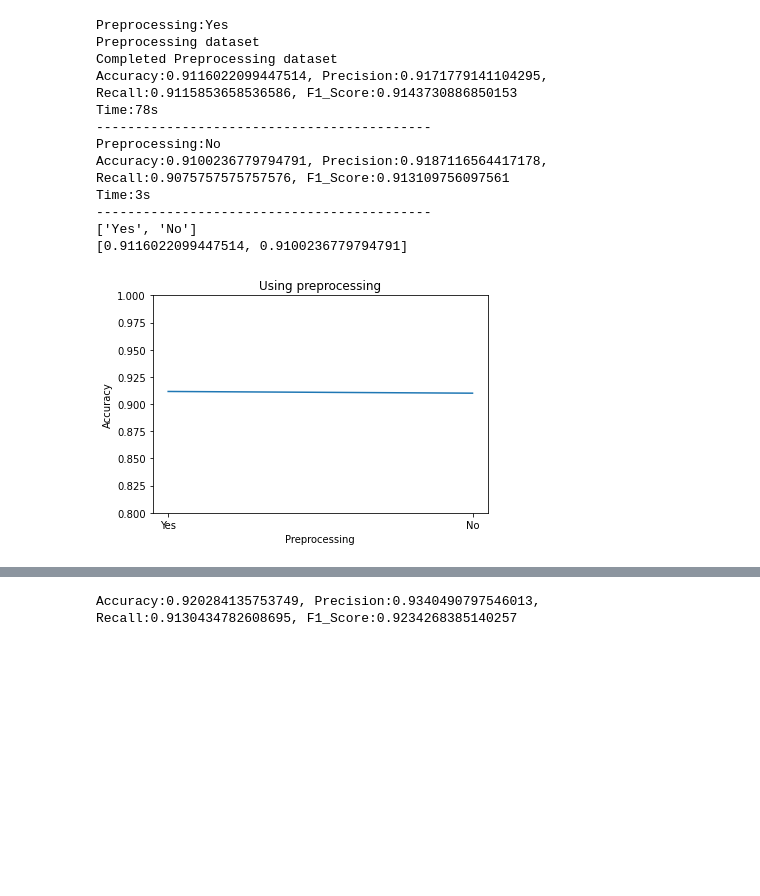
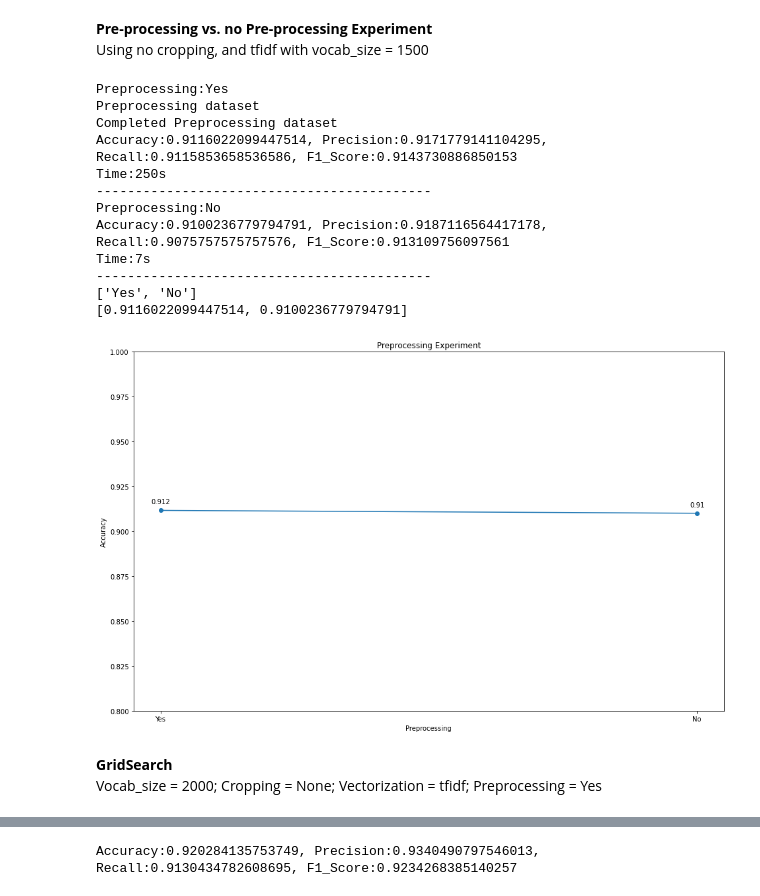
Before and after one commit to Luna-Xinyue/FakeNewsDetector, a Jupyter notebook: LogisticRegression.ipynb, the cells around one changed output, grey strips where cells are left out. Drawn from its saved outputs; the diff is of its cells as text; code cells hidden in the pictures; blank space fills up the shorter version.

```diff
--- a/LogisticRegression.ipynb
+++ b/LogisticRegression.ipynb
@@ -67,6 +78,4 @@ Time:3s
 # %%
-# Cropping test
-# Using no preprocessing, and tf-idf vectorizer with vocab_size = 1500
 perc_to_keep = [0.20,0.40,0.60,0.80,1]
 
 dataframe = pd.read_csv('./data/fake_or_real_news.csv')
@@ -91,11 +100,16 @@ for perc in perc_to_keep:
 print(perc_to_keep)
 print(accuracy_list)
 
+plt.figure(figsize=(16, 10))
 plt.xlabel('Percent of Words Kept')
 plt.ylabel('Accuracy')
 plt.ylim(0.8,1)
-plt.title('Cropping experiment')
-plt.plot(perc_to_keep,accuracy_list)
+plt.title('Cropping Experiment')
+plt.plot(perc_to_keep,accuracy_list, marker='o')
+for x,y in zip(perc_to_keep,accuracy_list):
+    label = f"{round(y,3)}"
+    plt.annotate(label, (x,y), textcoords="offset points",
+                 xytext=(0,10), ha='center')
 plt.savefig('plots/cropping')
 # %% [output]
 Percent to keep:20.0%
@@ -119,6 +137,4 @@ Time:4s
 # %%
-# Best vectorization technique
-# Using no preprocessing, no cropping, and vocab_size = 2000
 vectorizer_type = ['binary','counts','tfidf']
 
 dataframe = pd.read_csv('./data/fake_or_real_news.csv')
@@ -143,11 +159,16 @@ for vectorizer in vectorizer_type:
 print(vectorizer_type)
 print(accuracy_list)
 
+plt.figure(figsize=(16, 10))
 plt.xlabel('Vectorizer Type')
 plt.ylabel('Accuracy')
 plt.ylim(0.8,1)
-plt.plot(vectorizer_type,accuracy_list)
-plt.title('Choice of vectorizer')
+plt.title('Choice of Vectorizer Experiment')
+plt.plot(vectorizer_type,accuracy_list, marker='o')
+for x,y in zip(vectorizer_type,accuracy_list):
+    label = f"{round(y,3)}"
+    plt.annotate(label, (x,y), textcoords="offset points",
+                 xytext=(0,10), ha='center')
 plt.savefig('plots/vectorization')
 # %% [output]
 Vectorizer:binary
@@ -168,7 +189,8 @@ Time:3s
+# %% [markdown]
+**Pre-processing vs. no Pre-processing Experiment**
+<br>
+Using no cropping, and tfidf with vocab_size = 1500
 # %%
-# Pre-processing vs. no Pre-processing
-# Using no cropping, and tfidf with vocab_size = 1500
-
 dataframe = pd.read_csv('./data/fake_or_real_news.csv')
 dataset = (dataframe['title'] + ' ' + dataframe['text']).to_numpy()
 
@@ -191,36 +213,45 @@ print('Time:' +str(epoch_time_end-epoch_time_start)+'s')
 print('-------------------------------------------')
 epoch_time_start = int(time.time())
 print('Preprocessing:No')
 
 X_data = lrm.fit_vectorizer(dataset, vec_type='tfidf', max_features=1500)
 
 accuracy = lrm.run_default_logistic_regression(X_data,y_binary)
 accuracy_list.append(accuracy)
 epoch_time_end = int(time.time())
 print('Time:' +str(epoch_time_end-epoch_time_start)+'s')
 print('-------------------------------------------')
 preprocessing_list = ['Yes','No']
 print(preprocessing_list)
 print(accuracy_list)
 
+plt.figure(figsize=(16, 10))
 plt.xlabel('Preprocessing')
 plt.ylabel('Accuracy')
 plt.ylim(0.8,1)
-plt.title('Using preprocessing')
-plt.plot(preprocessing_list,accuracy_list)
+plt.title('Preprocessing Experiment')
+plt.plot(preprocessing_list,accuracy_list, marker='o')
+for x,y in zip(preprocessing_list,accuracy_list):
+    label = f"{round(y,3)}"
+    plt.annotate(label, (x,y), textcoords="offset points",
+                 xytext=(0,10), ha='center')
 plt.savefig('plots/preprocessing')
 # %% [output]
 Preprocessing:Yes
 Preprocessing dataset
 Completed Preprocessing dataset
 Accuracy:0.9116022099447514, Precision:0.9171779141104295, Recall:0.9115853658536586, F1_Score:0.9143730886850153
-Time:78s
+Time:250s
 -------------------------------------------
 Preprocessing:No
 Accuracy:0.9100236779794791, Precision:0.9187116564417178, Recall:0.9075757575757576, F1_Score:0.913109756097561
-Time:3s
+Time:7s
 -------------------------------------------
 ['Yes', 'No']
 [0.9116022099447514, 0.9100236779794791]
-[figure, old version]
+[figure, new version]
+# %% [markdown]
+**GridSearch**
+<br>
+Vocab_size = 2000; Cropping = None; Vectorization = tfidf; Preprocessing = Yes
 # %%
```
Also changed, not shown: parts of 18 cells of this notebook, 17 other files.
